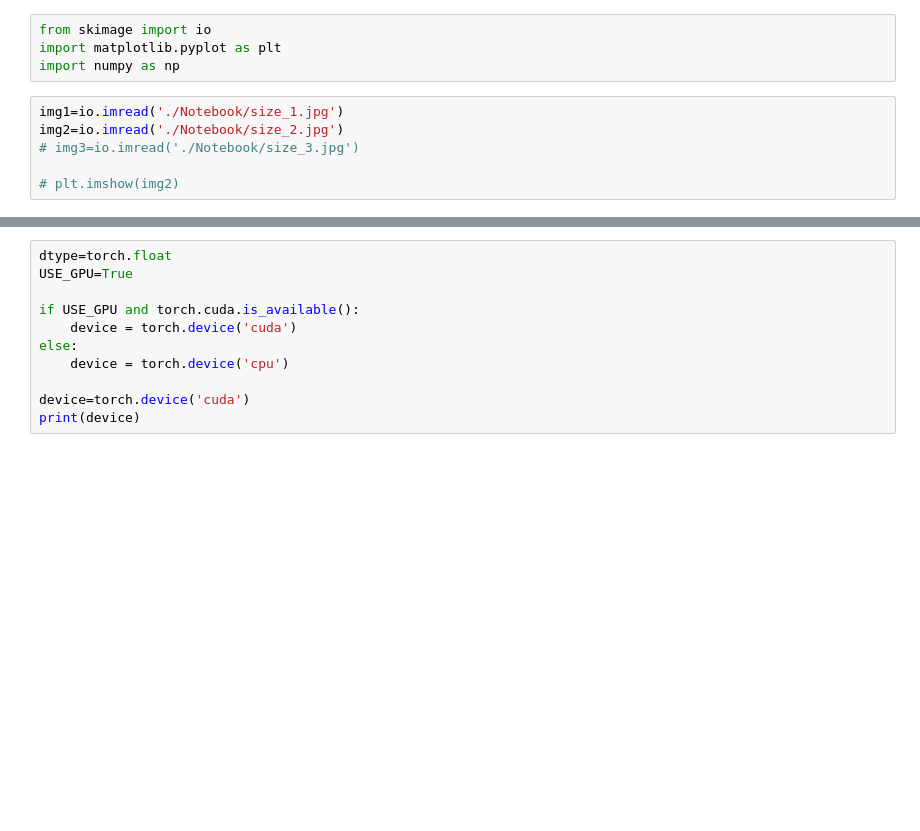
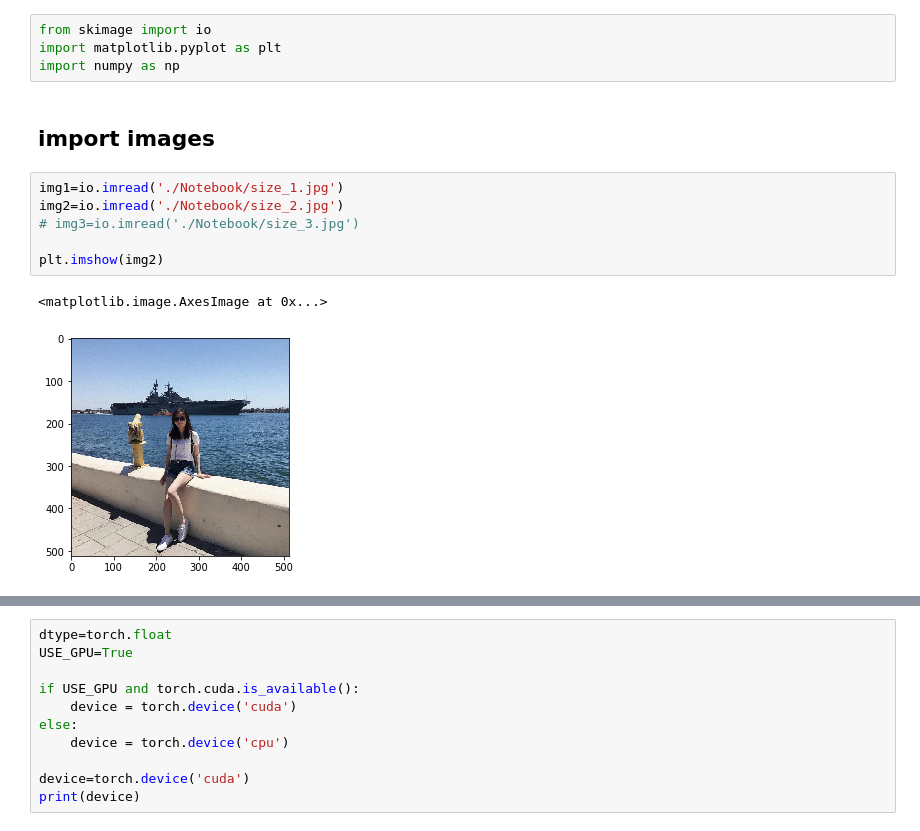
Before and after one commit to xufangda/Faster_RCNN_without_pain, a Jupyter notebook: Unit_test.ipynb, the cells around one changed output, grey strips where cells are left out. Drawn from its saved outputs; the diff is of its cells as text; blank space fills up the shorter version.

```diff
--- a/Unit_test.ipynb
+++ b/Unit_test.ipynb
@@ -2,9 +2,14 @@
 from skimage import io
 import matplotlib.pyplot as plt
 import numpy as np
+# %% [markdown]
+ ## import images
 # %%
 img1=io.imread('./Notebook/size_1.jpg')
 img2=io.imread('./Notebook/size_2.jpg')
 # img3=io.imread('./Notebook/size_3.jpg')
 
-# plt.imshow(img2)
+plt.imshow(img2)
+# %% [output]
+<matplotlib.image.AxesImage at 0x...>
+[figure, added]
```
Also changed, not shown: parts of 21 cells of this notebook, 13 other files.
